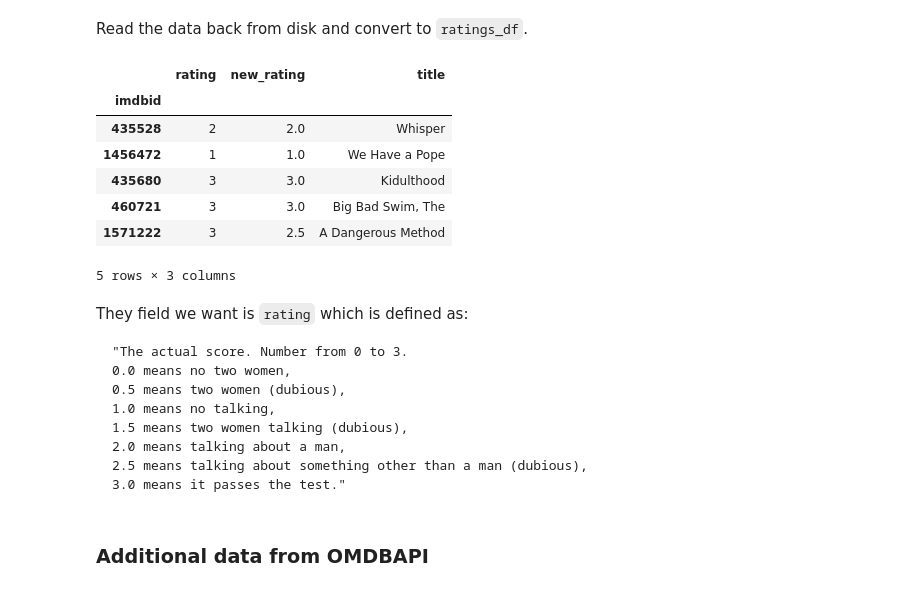
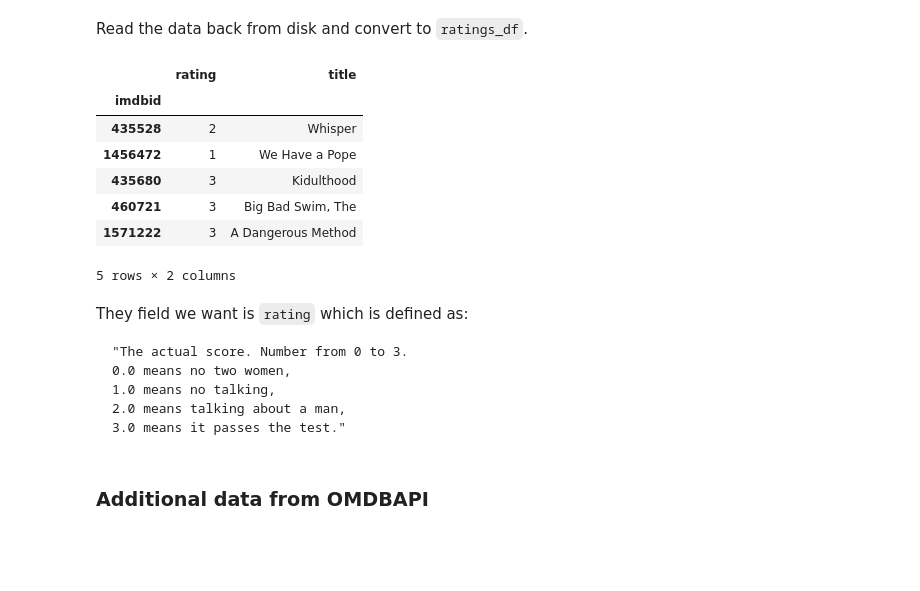
Before and after one commit to brianckeegan/Bechdel, a Jupyter notebook: Bechdel_test.ipynb, the cells around one changed output. Saved outputs shown, nothing was run; the diff lists cells and outputs as text; code cells hidden in the pictures; blank space fills up the shorter version.

```diff
--- a/Bechdel_test.ipynb
+++ b/Bechdel_test.ipynb
@@ -175,38 +165,26 @@ Read the data back from disk and convert to `ratings_df`.
 ratings_df = pd.read_json('bechdel.json')
 ratings_df['imdbid'] = ratings_df['imdbid'].dropna().apply(int)
 ratings_df = ratings_df.set_index('imdbid')
-# %%
-ratings_df['new_rating'] = pd.Series(index=ratings_df.index)
-ratings_df.loc[((ratings_df['dubious'] == u'0') & (ratings_df['rating'] == 0)),'new_rating'] = 0.0
-ratings_df.loc[((ratings_df['dubious'] == u'1') & (ratings_df['rating'] == 1)),'new_rating'] = 0.5
-ratings_df.loc[((ratings_df['dubious'] == u'0') & (ratings_df['rating'] == 1)),'new_rating'] = 1.0
-ratings_df.loc[((ratings_df['dubious'] == u'1') & (ratings_df['rating'] == 2)),'new_rating'] = 1.5
-ratings_df.loc[((ratings_df['dubious'] == u'0') & (ratings_df['rating'] == 2)),'new_rating'] = 2.0
-ratings_df.loc[((ratings_df['dubious'] == u'1') & (ratings_df['rating'] == 3)),'new_rating'] = 2.5
-ratings_df.loc[((ratings_df['dubious'] == u'0') & (ratings_df['rating'] == 3)),'new_rating'] = 3.0
 # %%
 ratings_df.dropna(subset=['title'],inplace=True)
-ratings_df2 = ratings_df[['rating','new_rating','title']]
+ratings_df2 = ratings_df[['rating','title']]
 ratings_df2.head()
 # %% [output]
-|  | rating | new_rating | title |
-| imdbid |  |  |  |
-| 435528 | 2 | 2.0 | Whisper |
-| 1456472 | 1 | 1.0 | We Have a Pope |
-| 435680 | 3 | 3.0 | Kidulthood |
-| 460721 | 3 | 3.0 | Big Bad Swim, The |
-| 1571222 | 3 | 2.5 | A Dangerous Method |
+|  | rating | title |
+| imdbid |  |  |
+| 435528 | 2 | Whisper |
+| 1456472 | 1 | We Have a Pope |
+| 435680 | 3 | Kidulthood |
+| 460721 | 3 | Big Bad Swim, The |
+| 1571222 | 3 | A Dangerous Method |
-5 rows × 3 columns
+5 rows × 2 columns
 # %% [markdown]
 They field we want is `rating` which is defined as:
 
     "The actual score. Number from 0 to 3.
     0.0 means no two women,
-    0.5 means two women (dubious),
     1.0 means no talking,
-    1.5 means two women talking (dubious),
     2.0 means talking about a man,
-    2.5 means talking about something other than a man (dubious),
     3.0 means it passes the test."
 # %% [markdown]
 ### Additional data from OMDBAPI
```
Also changed, not shown: parts of 68 cells of this notebook.
